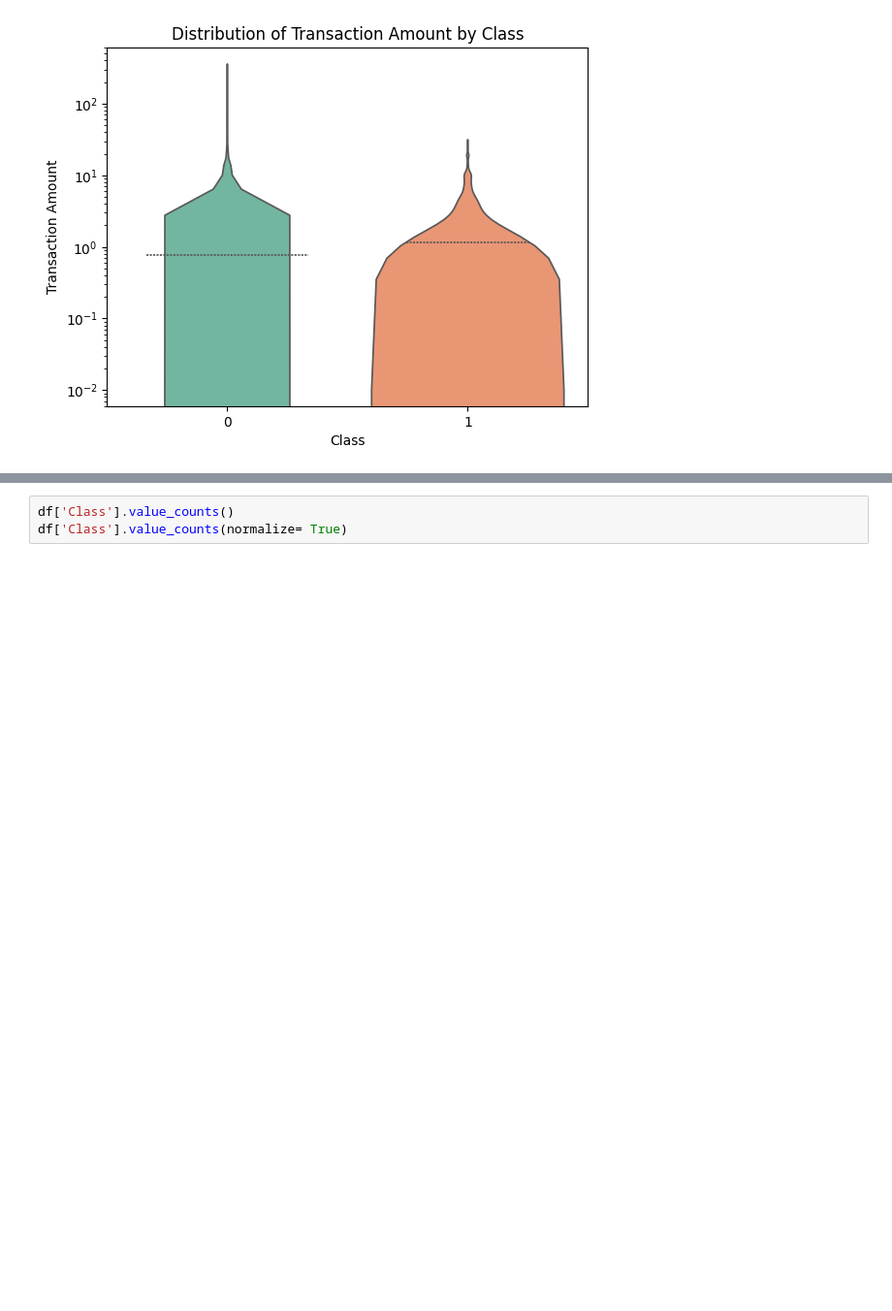
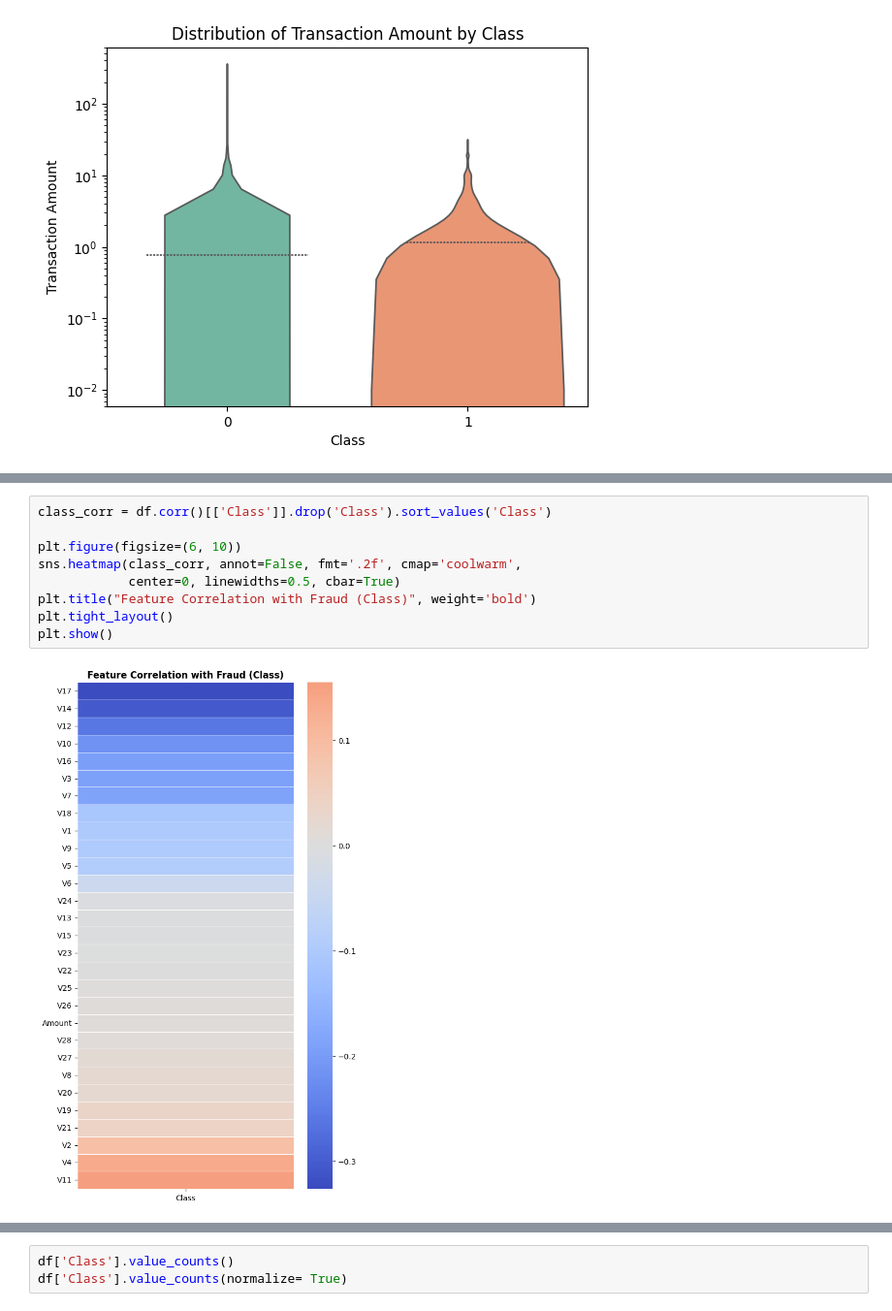
Before and after one commit to ANSHAB786/credit-card-fraud-detection, a Jupyter notebook: data_preprocessing.ipynb, the cells around one changed output, grey strips where cells are left out. Shown at 97% size. Drawn from its saved outputs; the diff is of its cells as text; blank space fills up the shorter version.

```diff
--- a/data_preprocessing.ipynb
+++ b/data_preprocessing.ipynb
@@ -147,0 +209,11 @@ It says that most Frauds are of mid or lower-range amounts.
+# %%
+class_corr = df.corr()[['Class']].drop('Class').sort_values('Class')
+
+plt.figure(figsize=(6, 10))
+sns.heatmap(class_corr, annot=False, fmt='.2f', cmap='coolwarm',
+            center=0, linewidths=0.5, cbar=True)
+plt.title("Feature Correlation with Fraud (Class)", weight='bold')
+plt.tight_layout()
+plt.show()
+# %% [output]
+[figure, added]
```
Also changed, not shown: parts of 38 cells of this notebook.
